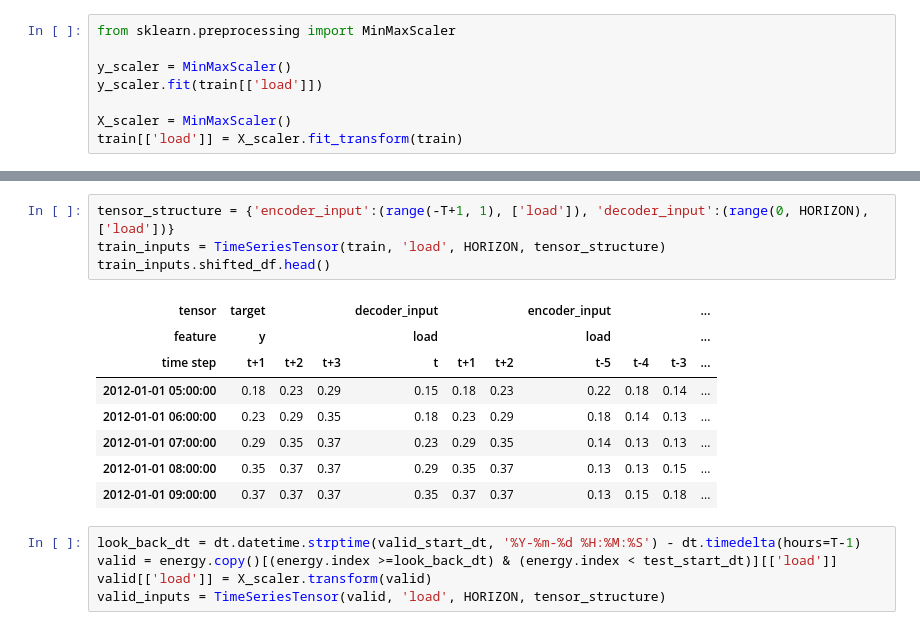
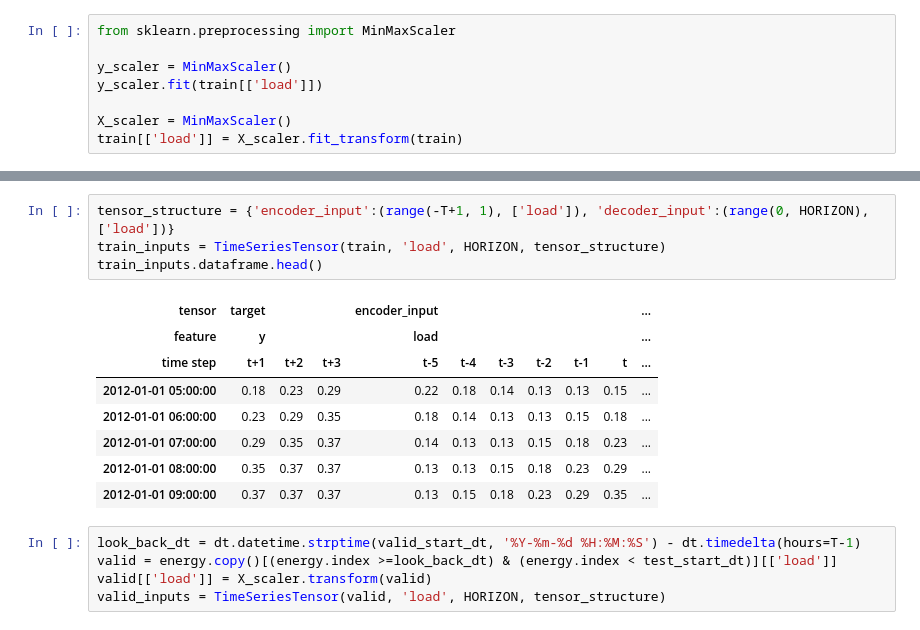
Before and after one commit to yijingchen/RNNForTimeSeriesForecastTutorial, a Jupyter notebook: 5_multi_step_encoder_decoder_teacher_forcing.ipynb, the cells around one changed output, grey strips where cells are left out. Cells and saved outputs as stored; diff of their text form.

```diff
--- a/5_multi_step_encoder_decoder_teacher_forcing.ipynb
+++ b/5_multi_step_encoder_decoder_teacher_forcing.ipynb
@@ -49,16 +68,16 @@ train[['load']] = X_scaler.fit_transform(train)
 # %%
 tensor_structure = {'encoder_input':(range(-T+1, 1), ['load']), 'decoder_input':(range(0, HORIZON), ['load'])}
 train_inputs = TimeSeriesTensor(train, 'load', HORIZON, tensor_structure)
-train_inputs.shifted_df.head()
+train_inputs.dataframe.head()
 # %% [output]
-| tensor | target |  |  | decoder_input |  |  | encoder_input |  |  | ... |
-| feature | y |  |  | load |  |  | load |  |  | ... |
-| time step | t+1 | t+2 | t+3 | t | t+1 | t+2 | t-5 | t-4 | t-3 | ... |
-| 2012-01-01 05:00:00 | 0.18 | 0.23 | 0.29 | 0.15 | 0.18 | 0.23 | 0.22 | 0.18 | 0.14 | ... |
-| 2012-01-01 06:00:00 | 0.23 | 0.29 | 0.35 | 0.18 | 0.23 | 0.29 | 0.18 | 0.14 | 0.13 | ... |
-| 2012-01-01 07:00:00 | 0.29 | 0.35 | 0.37 | 0.23 | 0.29 | 0.35 | 0.14 | 0.13 | 0.13 | ... |
-| 2012-01-01 08:00:00 | 0.35 | 0.37 | 0.37 | 0.29 | 0.35 | 0.37 | 0.13 | 0.13 | 0.15 | ... |
-| 2012-01-01 09:00:00 | 0.37 | 0.37 | 0.37 | 0.35 | 0.37 | 0.37 | 0.13 | 0.15 | 0.18 | ... |
+| tensor | target |  |  | encoder_input |  |  |  |  |  | ... |
+| feature | y |  |  | load |  |  |  |  |  | ... |
+| time step | t+1 | t+2 | t+3 | t-5 | t-4 | t-3 | t-2 | t-1 | t | ... |
+| 2012-01-01 05:00:00 | 0.18 | 0.23 | 0.29 | 0.22 | 0.18 | 0.14 | 0.13 | 0.13 | 0.15 | ... |
+| 2012-01-01 06:00:00 | 0.23 | 0.29 | 0.35 | 0.18 | 0.14 | 0.13 | 0.13 | 0.15 | 0.18 | ... |
+| 2012-01-01 07:00:00 | 0.29 | 0.35 | 0.37 | 0.14 | 0.13 | 0.13 | 0.15 | 0.18 | 0.23 | ... |
+| 2012-01-01 08:00:00 | 0.35 | 0.37 | 0.37 | 0.13 | 0.13 | 0.15 | 0.18 | 0.23 | 0.29 | ... |
+| 2012-01-01 09:00:00 | 0.37 | 0.37 | 0.37 | 0.13 | 0.15 | 0.18 | 0.23 | 0.29 | 0.35 | ... |
 # %%
 look_back_dt = dt.datetime.strptime(valid_start_dt, '%Y-%m-%d %H:%M:%S') - dt.timedelta(hours=T-1)
 valid = energy.copy()[(energy.index >=look_back_dt) & (energy.index < test_start_dt)][['load']]
```
Also changed, not shown: parts of 18 cells of this notebook, 14 other files.
